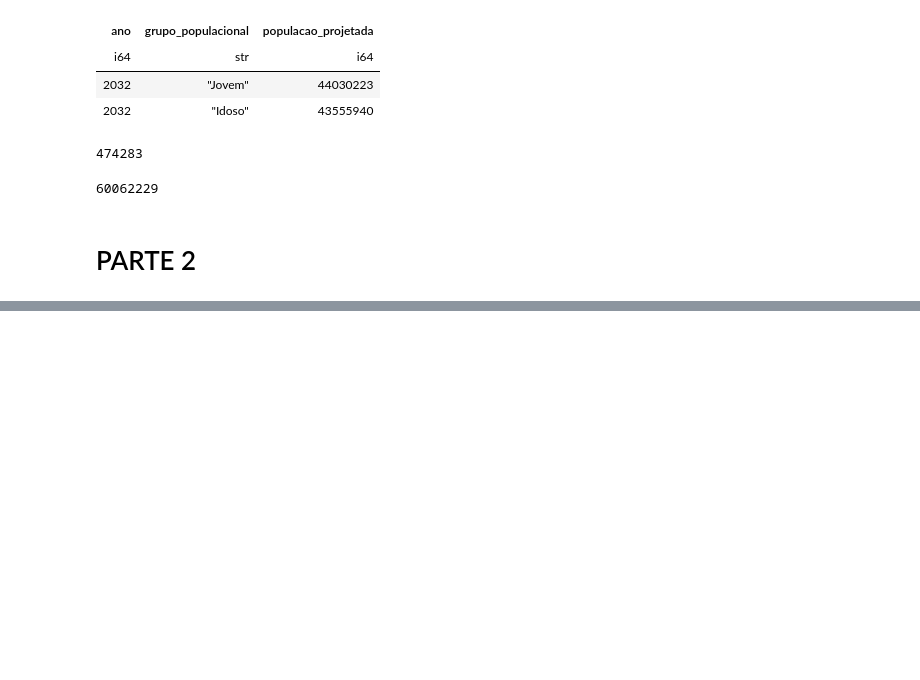
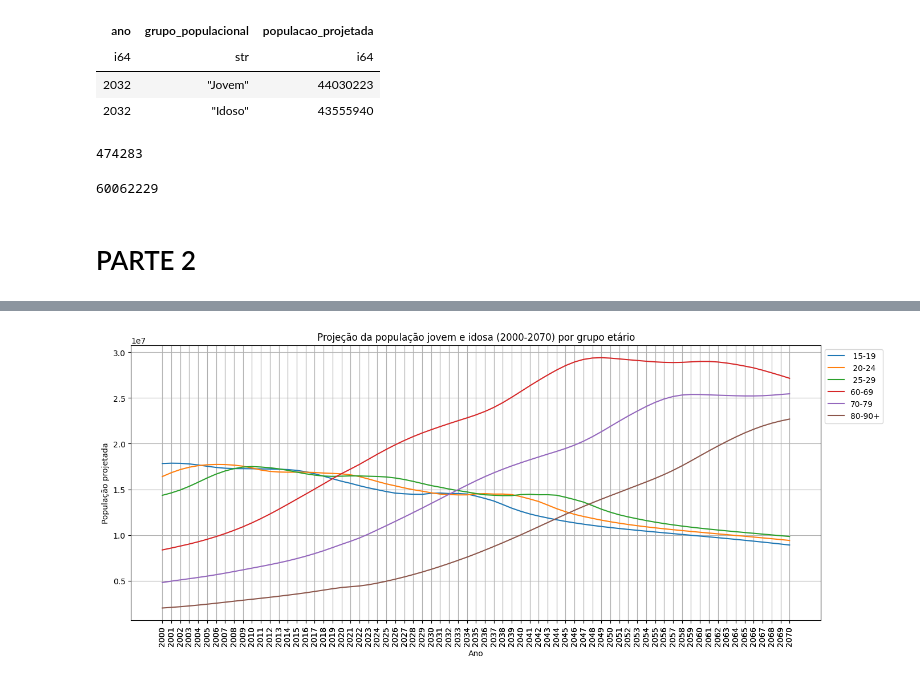
Before and after one commit to LazaroDamasceno/Analise-Dados-com-Python, a Jupyter notebook: ibge/projecao_populacao/projecao_populacao_jovem_idosa.ipynb, the cells around one changed output, grey strips where cells are left out. Saved outputs shown, nothing was run; the diff lists cells and outputs as text; code cells hidden in the pictures; blank space fills up the shorter version.

Commit message:
Finalizou o notebook projecao_populacao_jovem_idosa

```diff
--- a/ibge/projecao_populacao/projecao_populacao_jovem_idosa.ipynb
+++ b/ibge/projecao_populacao/projecao_populacao_jovem_idosa.ipynb
@@ -288,0 +349,7 @@ pop_idoso_2070 - pop_idoso_2000
+# %%
+df_02_idoso_7079 = (df_02_idoso.filter(pl.col('grupo_etario').is_in([' 70-74', ' 75-79']))
+                    .group_by('ano')
+                    .agg(pl.col('populacao').sum())
+                    .with_columns(pl.lit('70-79').alias('grupo_etario'))
+                    .sort('ano', descending=False)
+                )
@@ -288,0 +371,7 @@ pop_idoso_2070 - pop_idoso_2000
+# %%
+df_02_idoso_8090 = (df_02_idoso.filter(pl.col('grupo_etario').is_in([' 80-84', ' 85-89', '90+']))
+                    .group_by('ano')
+                    .agg(pl.col('populacao').sum())
+                    .with_columns(pl.lit('80-90+').alias('grupo_etario'))
+                    .sort('ano', descending=False)
+                )
@@ -288,0 +389,7 @@ pop_idoso_2070 - pop_idoso_2000
+# %%
+df_02_concated = pl.concat([
+    df_02_jovem,
+    df_02_idoso_6069,
+    df_02_idoso_7079,
+    df_02_idoso_8090
+], how='vertical')
@@ -288,0 +407,23 @@ pop_idoso_2070 - pop_idoso_2000
+# %%
+plt.figure(figsize=(14, 6))
+
+for ge, grupo in df_02_concated.group_by('grupo_etario'):
+    plt.plot(
+        grupo.select('ano'),
+        grupo.select('populacao'),
+        label=ge
+    )
+
+plt.grid()
+plt.tick_params('x', rotation=90)
+plt.xticks(anos)
+plt.ylabel('População projetada')
+plt.xlabel('Ano')
+plt.legend(loc='upper left', bbox_to_anchor=(1, 1))
+plt.title('Projeção da população jovem e idosa (2000-2070) por grupo etário')
+
+plt.tight_layout()
+plt.savefig('projecao_populacao_jovem_idosa_por_grupo_etario.png', dpi=300, bbox_inches='tight')
+plt.show()
+# %% [output]
+[figure, added]
```
Also changed, not shown: parts of 14 cells of this notebook, 2 other files.
